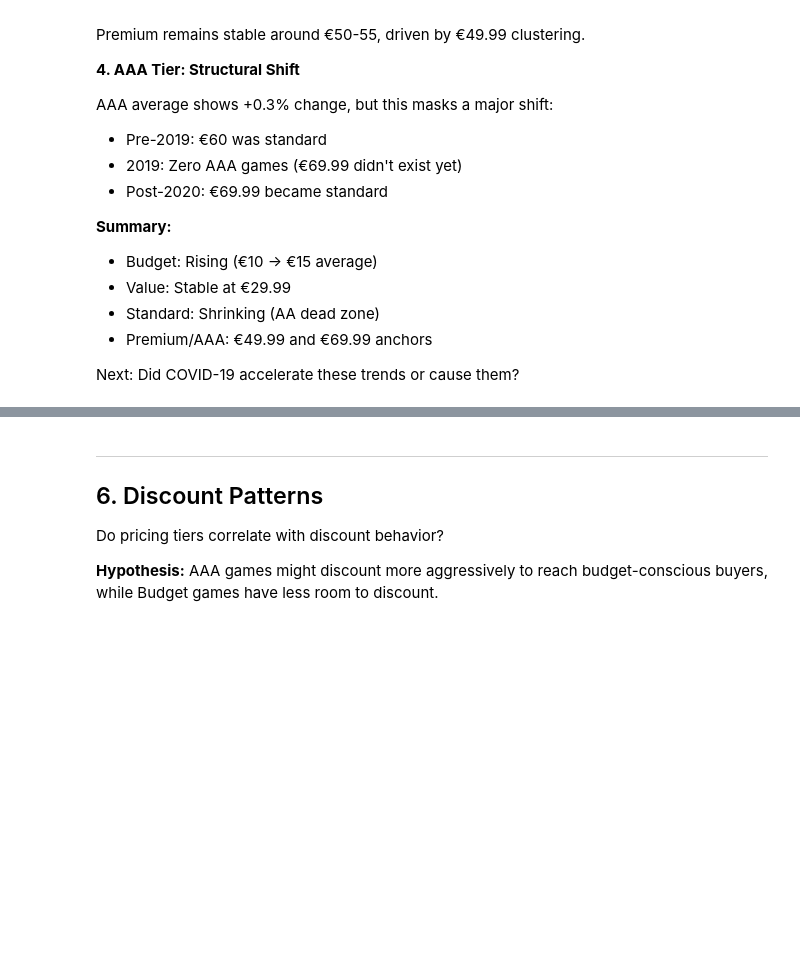
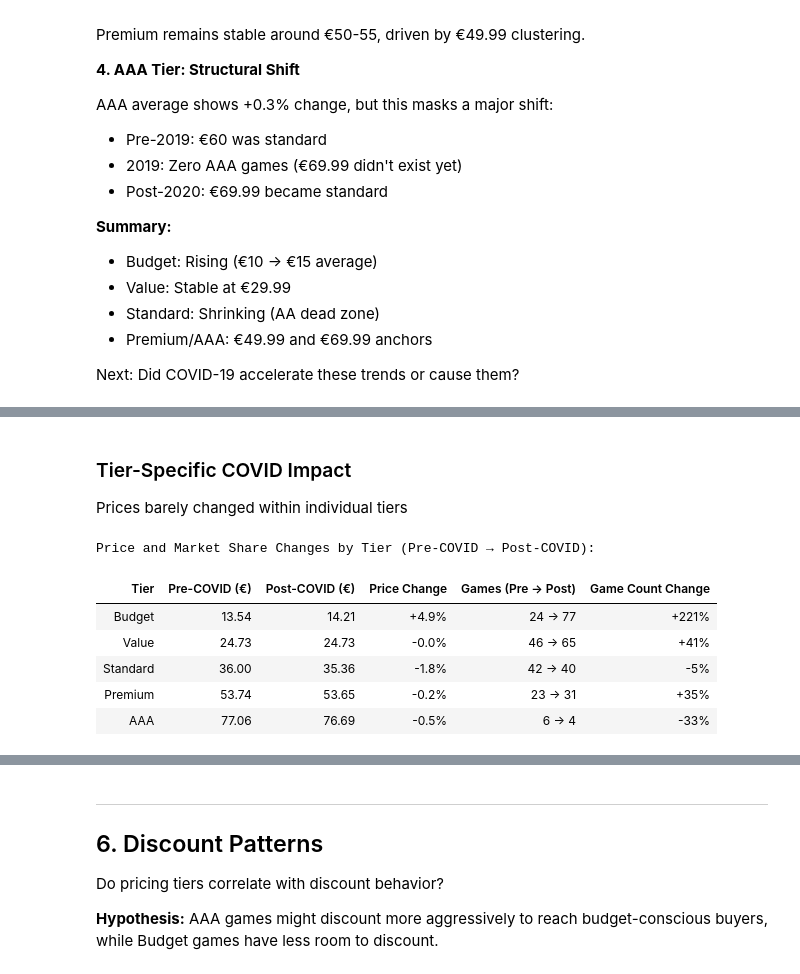
Before and after one commit to jbenigeri/Video-Game-Price-Analysis, a Jupyter notebook: src/nb2__prices_analysis.ipynb, the cells around one changed output, grey strips where cells are left out. Drawn from its saved outputs; the diff is of its cells as text; code cells hidden in the pictures; blank space fills up the shorter version.

```diff
--- a/src/nb2__prices_analysis.ipynb
+++ b/src/nb2__prices_analysis.ipynb
@@ -1791 +1677,49 @@ AAA         : €84.29 → €76.69 (-7.60, -9.0%)
+# %% [markdown]
+### Tier-Specific COVID Impact
+
+Prices barely changed within individual tiers
+# %%
+# Calculate tier-specific COVID impact
+tier_order = ['Budget', 'Value', 'Standard', 'Premium', 'AAA']
+data = []
+
+for tier in tier_order:
+    tier_data = df_games[df_games['price_tier'] == tier]
+
+    pre_data = tier_data[tier_data['period'] == 'Pre-COVID']
+    post_data = tier_data[tier_data['period'] == 'Post-COVID']
+
+    pre_price = pre_data['adjusted_price'].mean()
+    post_price = post_data['adjusted_price'].mean()
+
+    pre_count = len(pre_data)
+    post_count = len(post_data)
+
+    if pd.notna(pre_price) and pd.notna(post_price):
+        price_change = post_price - pre_price
+        price_pct = (price_change / pre_price) * 100
+        count_change = post_count - pre_count
+        count_pct = (count_change / pre_count) * 100 if pre_count > 0 else 0
+
+        data.append({
+            'Tier': tier,
+            'Pre-COVID (€)': f"{pre_price:.2f}",
+            'Post-COVID (€)': f"{post_price:.2f}",
+            'Price Change': f"{price_pct:+.1f}%",
+            'Games (Pre → Post)': f"{pre_count} → {post_count}",
+            'Game Count Change': f"{count_pct:+.0f}%"
+        })
+
+tier_impact = pd.DataFrame(data)
+
+print("Price and Market Share Changes by Tier (Pre-COVID → Post-COVID):")
+display(tier_impact.style.hide(axis='index'))
+# %% [output]
+Price and Market Share Changes by Tier (Pre-COVID → Post-COVID):
+| Tier | Pre-COVID (€) | Post-COVID (€) | Price Change | Games (Pre → Post) | Game Count Change |
+| Budget | 13.54 | 14.21 | +4.9% | 24 → 77 | +221% |
+| Value | 24.73 | 24.73 | -0.0% | 46 → 65 | +41% |
+| Standard | 36.00 | 35.36 | -1.8% | 42 → 40 | -5% |
+| Premium | 53.74 | 53.65 | -0.2% | 23 → 31 | +35% |
+| AAA | 77.06 | 76.69 | -0.5% | 6 → 4 | -33% |
 # %% [markdown]
```
Also changed, not shown: parts of 16 cells of this notebook, 2 other files.
